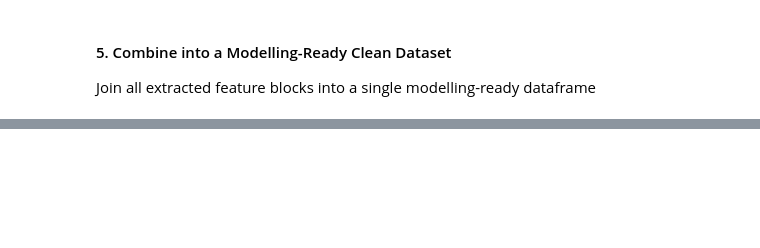
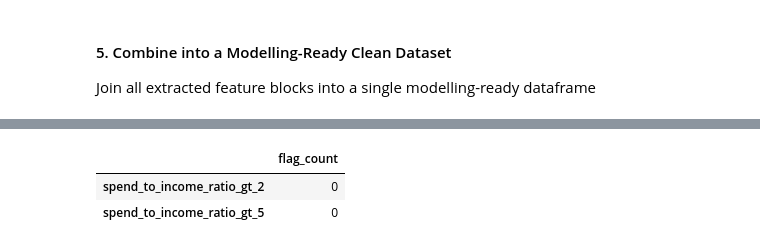
Before and after one commit to leo-nor-pro/dego-project-team6, a Jupyter notebook: notebooks/01-data-quality.ipynb, the cells around one changed output, grey strips where cells are left out. Cells and saved outputs as stored; diff of their text form; code cells hidden in the pictures; blank space fills up the shorter version.

```diff
--- a/notebooks/01-data-quality.ipynb
+++ b/notebooks/01-data-quality.ipynb
@@ -244,0 +363,18 @@ df_clean = pd.concat(
+# %%
+# 4) Accuracy (reasonableness): simple anomaly scans
+# These are heuristics (we can't fully verify "truth" without an external source).
+
+checks = {}
+
+# Income vs spending sanity (if both exist)
+if "fin_annual_income" in df_clean.columns and "spend_total" in df_clean.columns:
+    # spending greater than income can be real, but flag extreme cases for review
+    ratio = df_clean["spend_total"] / (df_clean["fin_annual_income"] + 1e-6)
+    checks["spend_to_income_ratio_gt_2"] = int((ratio > 2).sum())
+    checks["spend_to_income_ratio_gt_5"] = int((ratio > 5).sum())
+
+display(pd.Series(checks, name="flag_count").to_frame())
+# %% [output]
+|  | flag_count |
+| spend_to_income_ratio_gt_2 | 0 |
+| spend_to_income_ratio_gt_5 | 0 |
```
Also changed, not shown: parts of 4 cells of this notebook.
